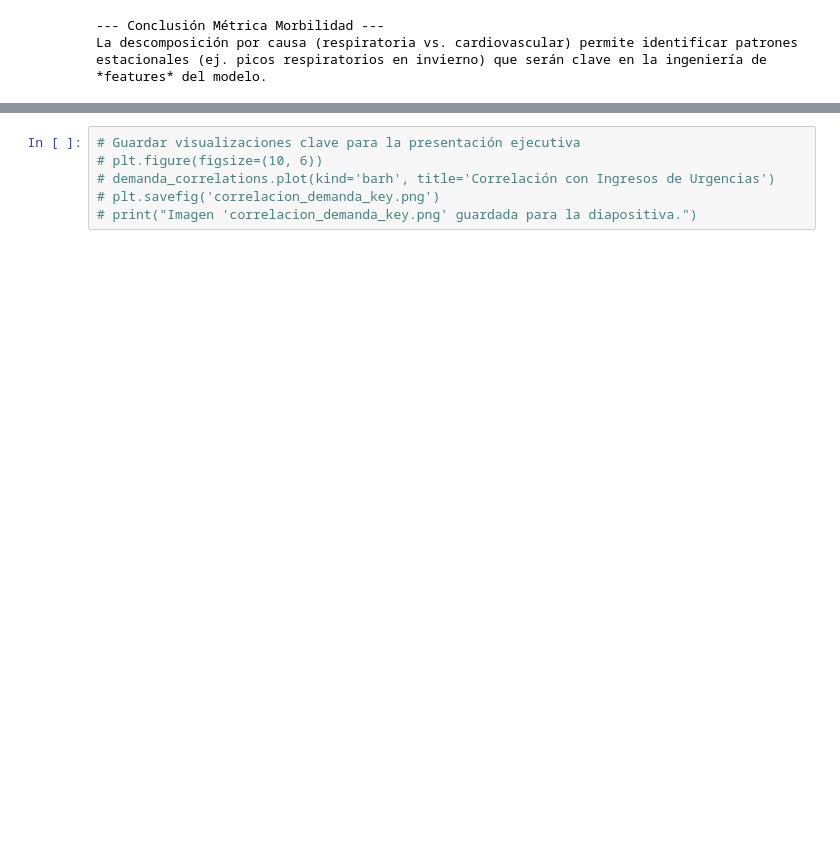
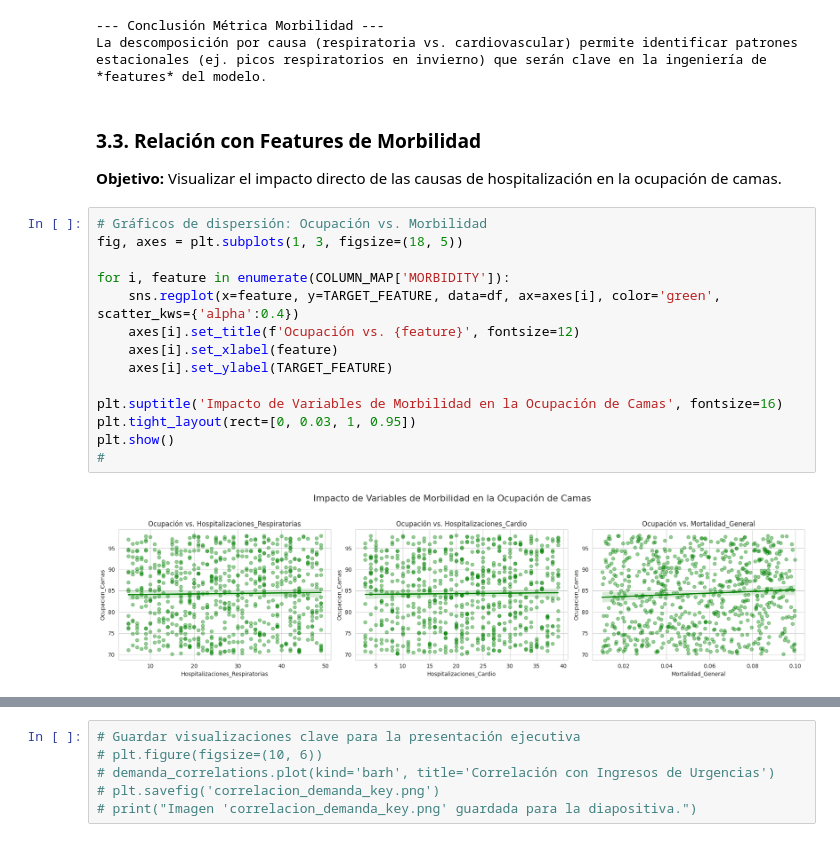
Before and after one commit to BarbaraAngelesOrtiz/Proyecto-Predicci-n-hospitalaria, a Jupyter notebook: Análisis_y_Visualización_de_Demanda_Hospitalaria.ipynb, the cells around one changed output, grey strips where cells are left out. Saved outputs shown, nothing was run; the diff lists cells and outputs as text; blank space fills up the shorter version.

```diff
--- a/Análisis_y_Visualización_de_Demanda_Hospitalaria.ipynb
+++ b/Análisis_y_Visualización_de_Demanda_Hospitalaria.ipynb
@@ -122,3 +244,23 @@ print("La descomposición por causa (respiratoria vs. cardiovascular) permite id
 [interactive output not drawn]
 --- Conclusión Métrica Morbilidad ---
 La descomposición por causa (respiratoria vs. cardiovascular) permite identificar patrones estacionales (ej. picos respiratorios en invierno) que serán clave en la ingeniería de *features* del modelo.
+# %% [markdown]
+### 3.3. Relación con Features de Morbilidad
+
+**Objetivo:** Visualizar el impacto directo de las causas de hospitalización en la ocupación de camas.
+# %%
+# Gráficos de dispersión: Ocupación vs. Morbilidad
+fig, axes = plt.subplots(1, 3, figsize=(18, 5))
+
+for i, feature in enumerate(COLUMN_MAP['MORBIDITY']):
+    sns.regplot(x=feature, y=TARGET_FEATURE, data=df, ax=axes[i], color='green', scatter_kws={'alpha':0.4})
+    axes[i].set_title(f'Ocupación vs. {feature}', fontsize=12)
+    axes[i].set_xlabel(feature)
+    axes[i].set_ylabel(TARGET_FEATURE)
+
+plt.suptitle('Impacto de Variables de Morbilidad en la Ocupación de Camas', fontsize=16)
+plt.tight_layout(rect=[0, 0.03, 1, 0.95])
+plt.show()
+#
+# %% [output]
+[figure, added]
```
Also changed, not shown: parts of 27 cells of this notebook.
